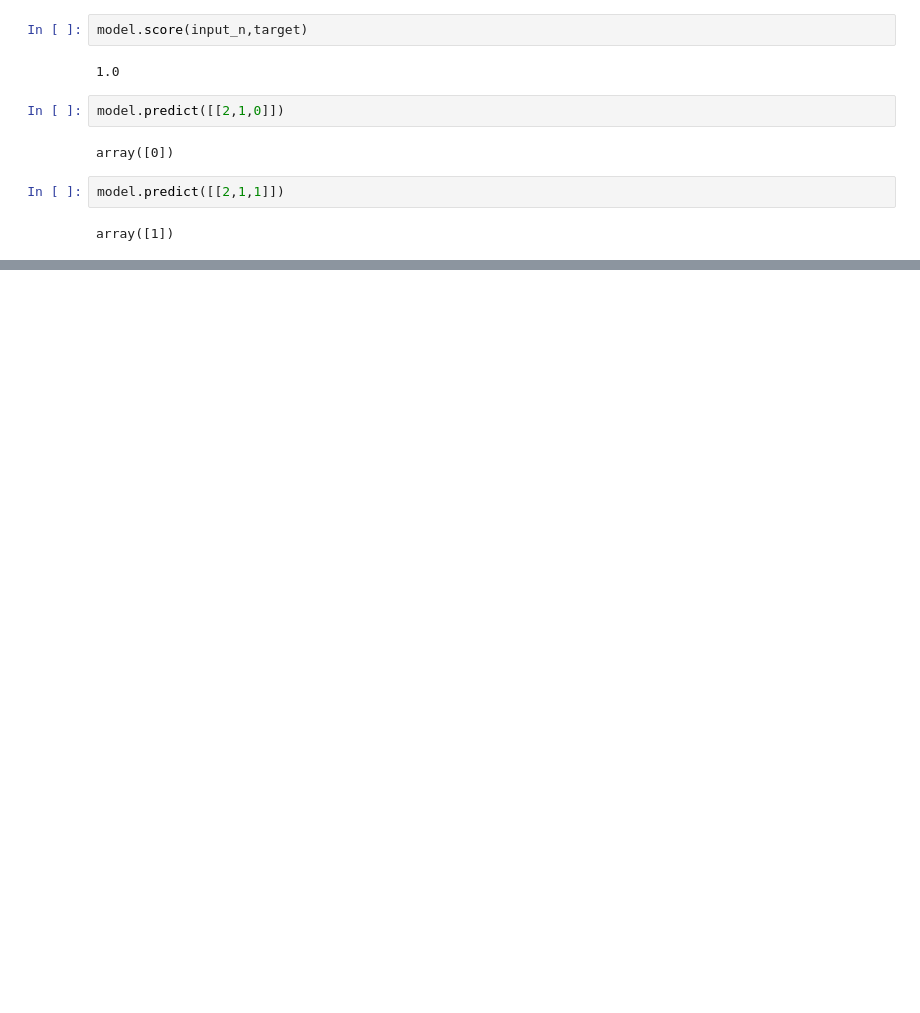
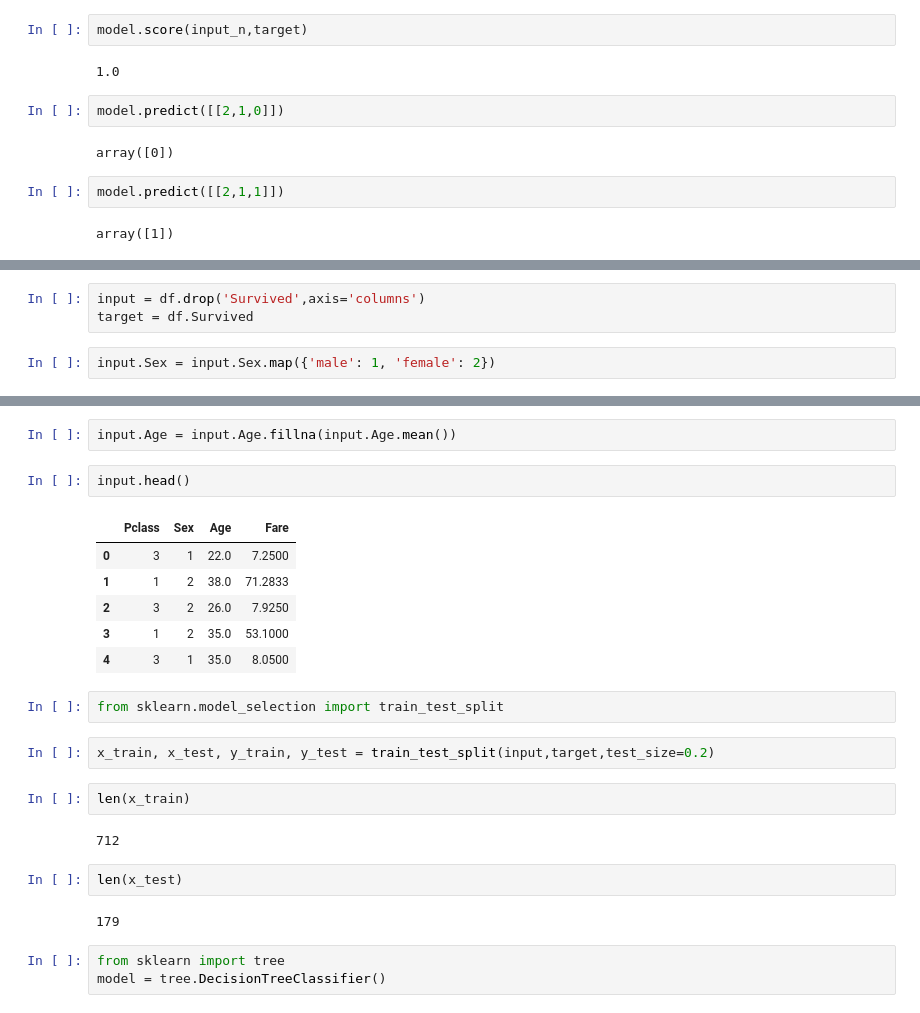
Before and after one commit to Void-Brain70/Machine_Learning, a Jupyter notebook: Decision_Tree.ipynb, the cells around one changed output, grey strips where cells are left out. Cells and saved outputs as stored; diff of their text form; blank space fills up the shorter version.

```diff
--- a/Decision_Tree.ipynb
+++ b/Decision_Tree.ipynb
@@ -129,0 +155,5 @@ array([1])
+# %%
+input = df.drop('Survived',axis='columns')
+target = df.Survived
+# %%
+input.Sex = input.Sex.map({'male': 1, 'female': 2})
@@ -129,0 +174,26 @@ array([1])
+# %%
+input.Age = input.Age.fillna(input.Age.mean())
+# %%
+input.head()
+# %% [output]
+|  | Pclass | Sex | Age | Fare |
+| 0 | 3 | 1 | 22.0 | 7.2500 |
+| 1 | 1 | 2 | 38.0 | 71.2833 |
+| 2 | 3 | 2 | 26.0 | 7.9250 |
+| 3 | 1 | 2 | 35.0 | 53.1000 |
+| 4 | 3 | 1 | 35.0 | 8.0500 |
+# %%
+from sklearn.model_selection import train_test_split
+# %%
+x_train, x_test, y_train, y_test = train_test_split(input,target,test_size=0.2)
+# %%
+len(x_train)
+# %% [output]
+712
+# %%
+len(x_test)
+# %% [output]
+179
+# %%
+from sklearn import tree
+model = tree.DecisionTreeClassifier()
```
Also changed, not shown: parts of 8 cells of this notebook.
